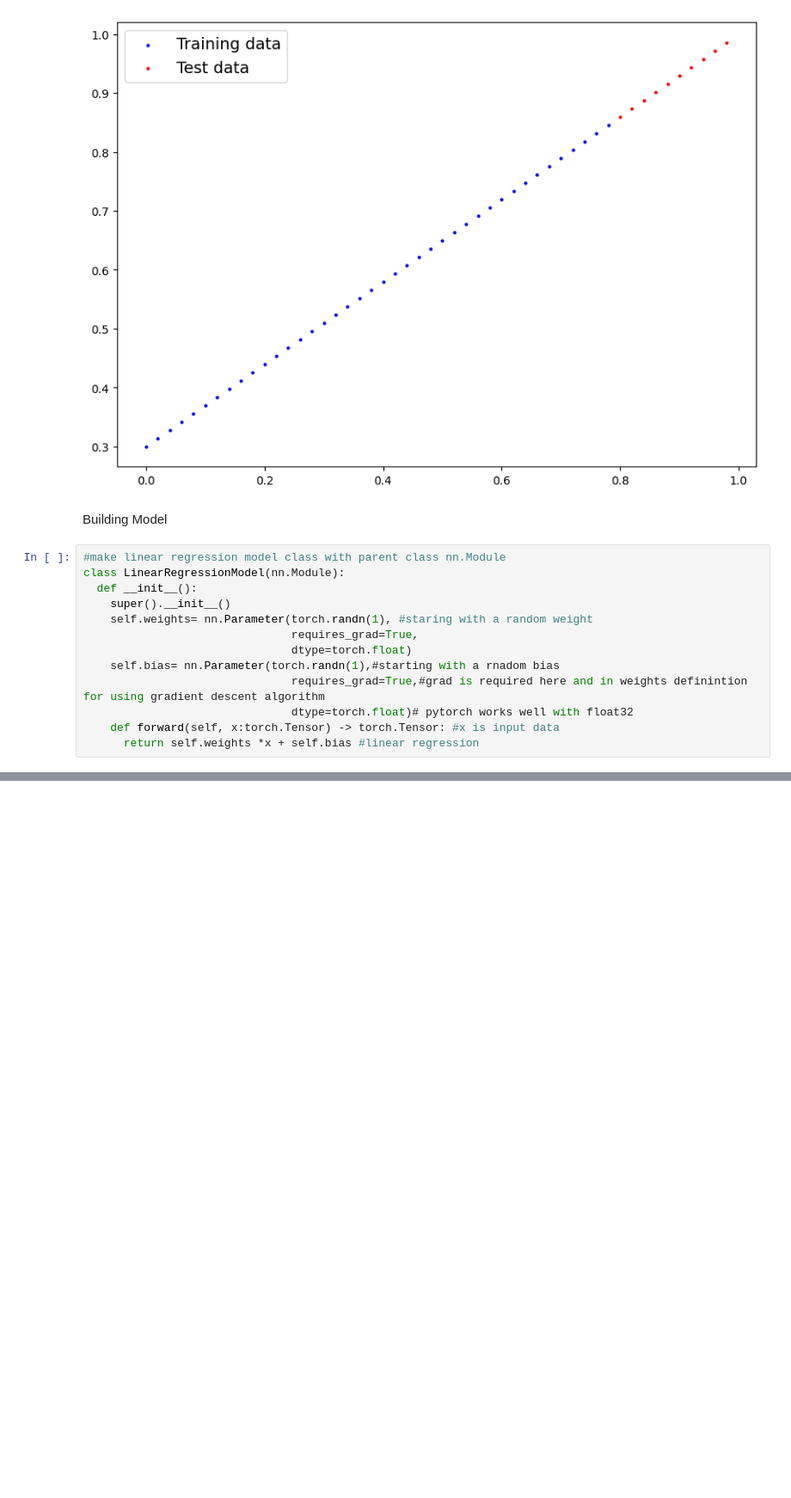
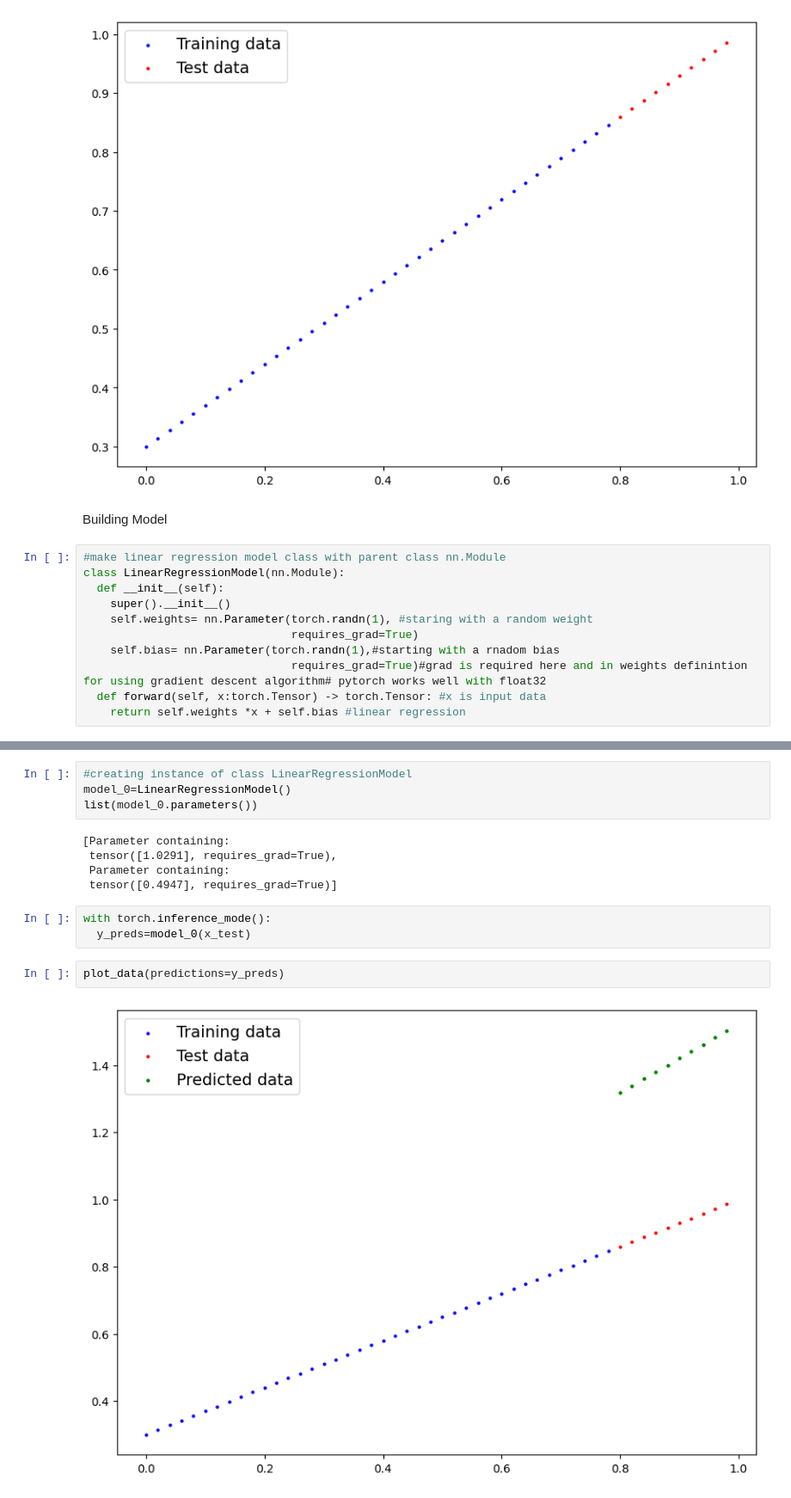
Before and after one commit to FrodoBaggins87/Neural_Networks, a Jupyter notebook: Linear_Regression.ipynb, the cells around one changed output, grey strips where cells are left out. Shown at 86% size. Saved outputs shown, nothing was run; the diff lists cells and outputs as text; blank space fills up the shorter version.

```diff
--- a/Linear_Regression.ipynb
+++ b/Linear_Regression.ipynb
@@ -46,13 +46,11 @@ Building Model
 # %%
 #make linear regression model class with parent class nn.Module
 class LinearRegressionModel(nn.Module):
-  def __init__():
+  def __init__(self):
     super().__init__()
     self.weights= nn.Parameter(torch.randn(1), #staring with a random weight
-                               requires_grad=True,
-                               dtype=torch.float)
+                               requires_grad=True)
     self.bias= nn.Parameter(torch.randn(1),#starting with a rnadom bias
-                               requires_grad=True,#grad is required here and in weights definintion for using gradient descent algorithm
-                               dtype=torch.float)# pytorch works well with float32
-    def forward(self, x:torch.Tensor) -> torch.Tensor: #x is input data
-      return self.weights *x + self.bias #linear regression
+                               requires_grad=True)#grad is required here and in weights definintion for using gradient descent algorithm# pytorch works well with float32
+  def forward(self, x:torch.Tensor) -> torch.Tensor: #x is input data
+    return self.weights *x + self.bias #linear regression
@@ -58,0 +68,16 @@ class LinearRegressionModel(nn.Module):
+# %%
+#creating instance of class LinearRegressionModel
+model_0=LinearRegressionModel()
+list(model_0.parameters())
+# %% [output]
+[Parameter containing:
+ tensor([1.0291], requires_grad=True),
+ Parameter containing:
+ tensor([0.4947], requires_grad=True)]
+# %%
+with torch.inference_mode():
+  y_preds=model_0(x_test)
+# %%
+plot_data(predictions=y_preds)
+# %% [output]
+[figure, added]
```
Also changed, not shown: parts of 4 cells of this notebook.
